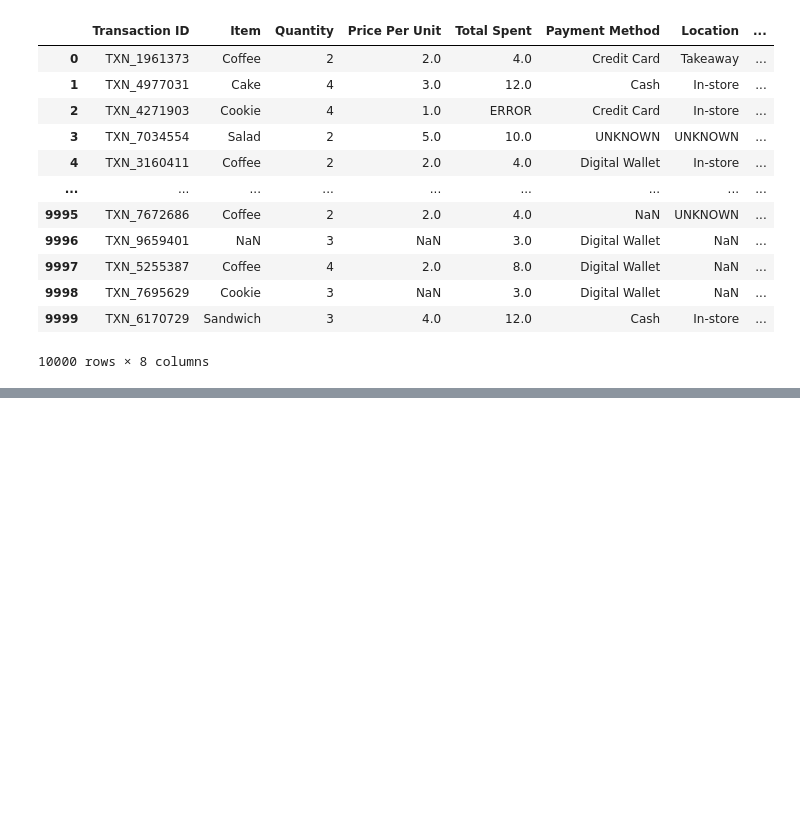
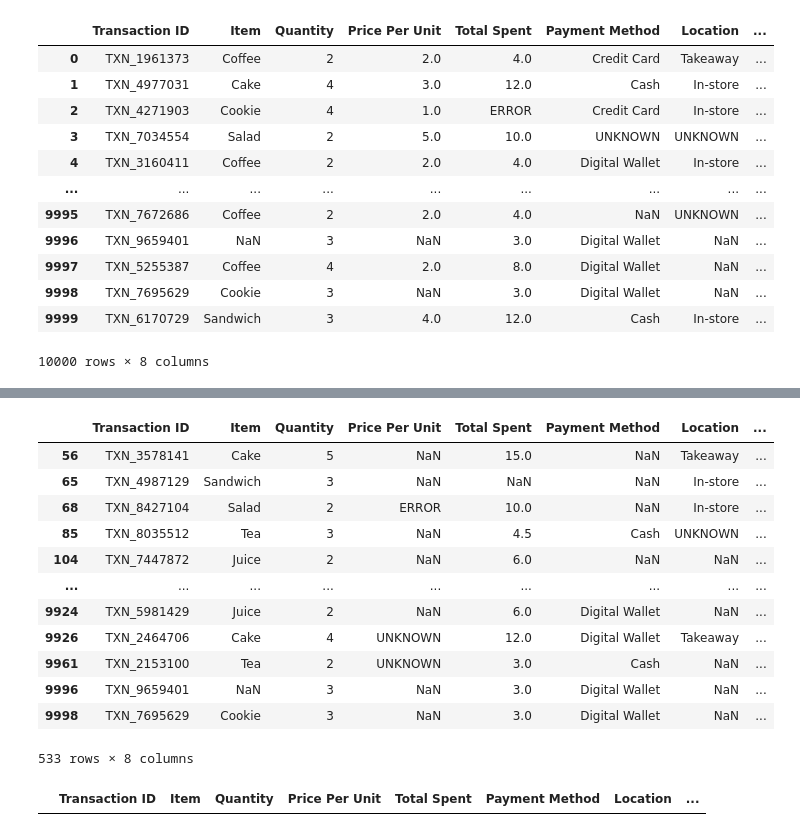
Before and after one commit to maitimls/mi_proyecto, a Jupyter notebook: Notebooks/codigo.ipynb, the cells around one changed output, grey strips where cells are left out. Cells and saved outputs as stored; diff of their text form; code cells hidden in the pictures; blank space fills up the shorter version.

```diff
--- a/Notebooks/codigo.ipynb
+++ b/Notebooks/codigo.ipynb
@@ -26,0 +171,17 @@ df_cafe_dirty
+# %%
+df_cafe_dirty[df_cafe_dirty["Price Per Unit"].astype(str).str.contains("[A-Za-z]", regex=True)]
+#De esta forma podemos ver si alguno de los valores del Price Per Unit tenía algún valor como "$" u otros.
+# %% [output]
+|  | Transaction ID | Item | Quantity | Price Per Unit | Total Spent | Payment Method | Location | ... |
+| 56 | TXN_3578141 | Cake | 5 | NaN | 15.0 | NaN | Takeaway | ... |
+| 65 | TXN_4987129 | Sandwich | 3 | NaN | NaN | NaN | In-store | ... |
+| 68 | TXN_8427104 | Salad | 2 | ERROR | 10.0 | NaN | In-store | ... |
+| 85 | TXN_8035512 | Tea | 3 | NaN | 4.5 | Cash | UNKNOWN | ... |
+| 104 | TXN_7447872 | Juice | 2 | NaN | 6.0 | NaN | NaN | ... |
+| ... | ... | ... | ... | ... | ... | ... | ... | ... |
+| 9924 | TXN_5981429 | Juice | 2 | NaN | 6.0 | Digital Wallet | NaN | ... |
+| 9926 | TXN_2464706 | Cake | 4 | UNKNOWN | 12.0 | Digital Wallet | Takeaway | ... |
+| 9961 | TXN_2153100 | Tea | 2 | UNKNOWN | 3.0 | Cash | NaN | ... |
+| 9996 | TXN_9659401 | NaN | 3 | NaN | 3.0 | Digital Wallet | NaN | ... |
+| 9998 | TXN_7695629 | Cookie | 3 | NaN | 3.0 | Digital Wallet | NaN | ... |
+533 rows × 8 columns
@@ -26,0 +201,7 @@ df_cafe_dirty
+# %%
+df_cafe_dirty[
+    (df_cafe_dirty["Item"].isin(invalid_values) | df_cafe_dirty["Item"].isna()) &
+    (df_cafe_dirty["Price Per Unit"].isin(invalid_values) | df_cafe_dirty["Price Per Unit"].isna())
+]
+# %% [output]
+|  | Transaction ID | Item | Quantity | Price Per Unit | Total Spent | Payment Method | Location | ... |
```
Also changed, not shown: parts of 43 cells of this notebook.
